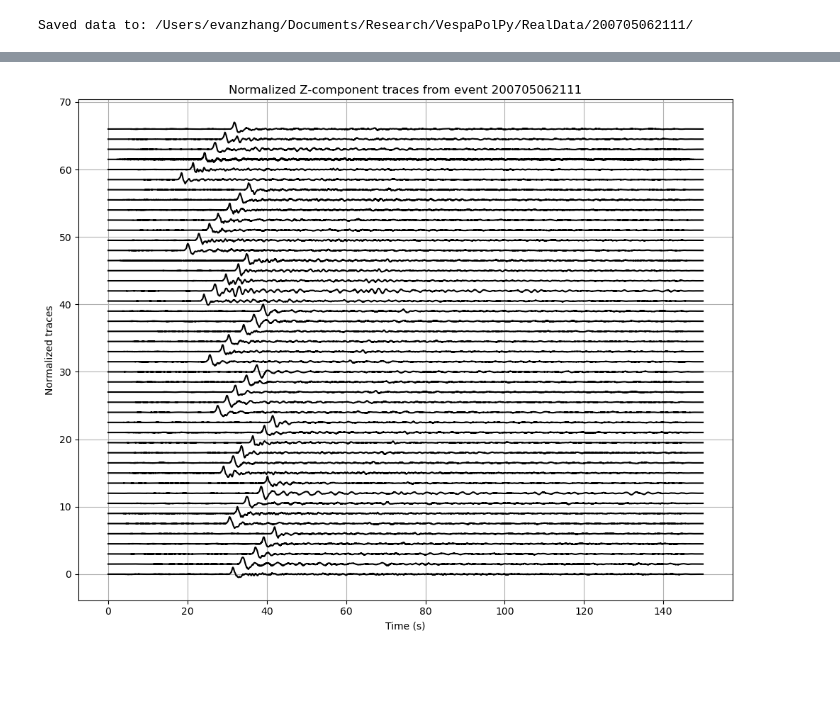
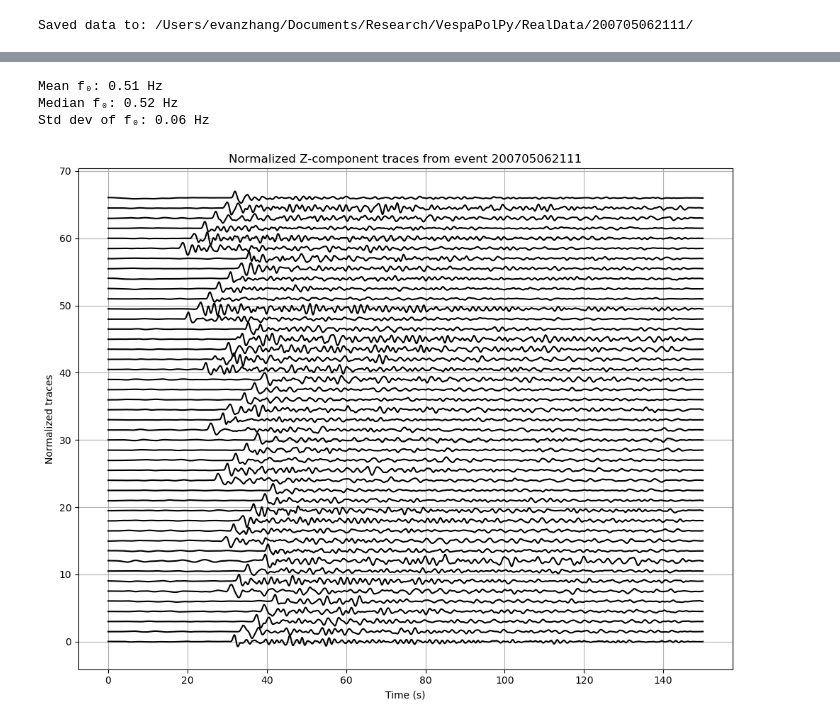
Before and after one commit to evanzzq/VespaPolPy, a Jupyter notebook: Debug.ipynb, the cells around one changed output, grey strips where cells are left out. Cells and saved outputs as stored; diff of their text form; code cells hidden in the pictures; blank space fills up the shorter version.

```diff
--- a/Debug.ipynb
+++ b/Debug.ipynb
@@ -279,28 +284,45 @@ array([[-2.94808953e-04, -9.28575777e-05,  3.77964435e-05, ...,
 # %%
 import numpy as np
 import matplotlib.pyplot as plt
 import os
+from vespainv.utils import estimate_dominant_frequency, bandpass
 
 # Load data
 evname = "200705062111"
-U_obs = np.loadtxt(os.path.join("./RealData/", evname, "UZ.csv"), delimiter=",")
+U_obs = np.loadtxt(os.path.join("./RealData/", evname, "UR.csv"), delimiter=",")
 Utime = np.loadtxt(os.path.join("./RealData/", evname, "time.csv"), delimiter=",")
+
+isbp = True
+freqs = (0.02, 1.0)
+
+if isbp:
+    U_obs = bandpass(U_obs, 1/(Utime[1]-Utime[0]), freqs[0], freqs[1])
 
 # Plot
 plt.figure(figsize=(10, 8))
 n_traces = U_obs.shape[1]
 offset = 1.5  # vertical offset between traces
 
+f0 = np.array([])
+
 for i in range(n_traces):
     trace = U_obs[:, i]
+    f0 = np.append(f0, estimate_dominant_frequency(trace, 1/(Utime[1]-Utime[0])))
     norm_trace = trace / np.max(np.abs(trace))
     plt.plot(Utime, norm_trace + i * offset, color='black')
+
+print(f"Mean f₀: {np.mean(f0):.2f} Hz")
+print(f"Median f₀: {np.median(f0):.2f} Hz")
+print(f"Std dev of f₀: {np.std(f0):.2f} Hz")
 
 plt.xlabel("Time (s)")
 plt.ylabel("Normalized traces")
 plt.title(f"Normalized Z-component traces from event {evname}")
 plt.grid(True)
 plt.tight_layout()
 plt.show()
 # %% [output]
+Mean f₀: 0.51 Hz
+Median f₀: 0.52 Hz
+Std dev of f₀: 0.06 Hz
-[figure, old version]
+[figure, new version]
```
Also changed, not shown: parts of 1 cell of this notebook, 24 other files.
